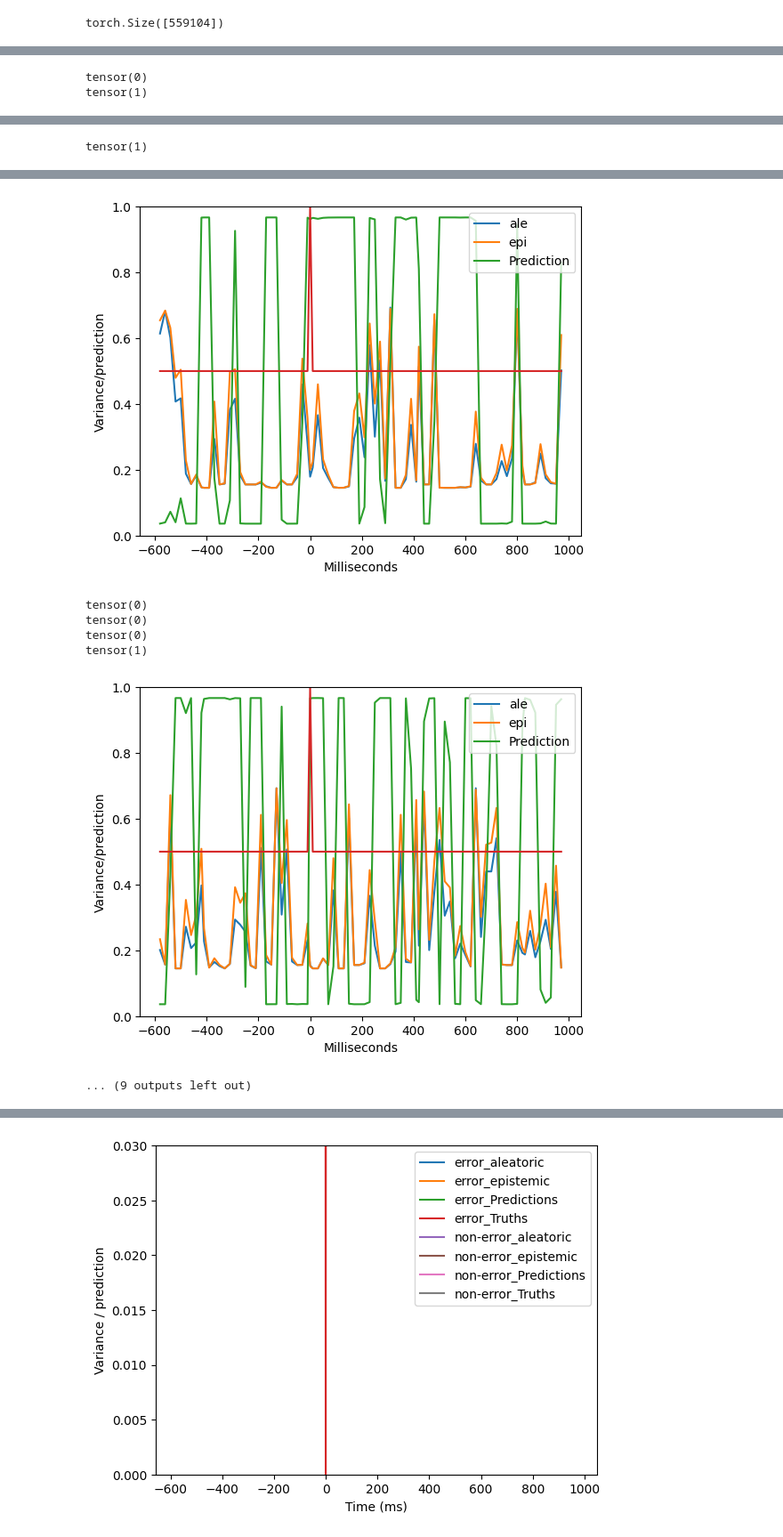
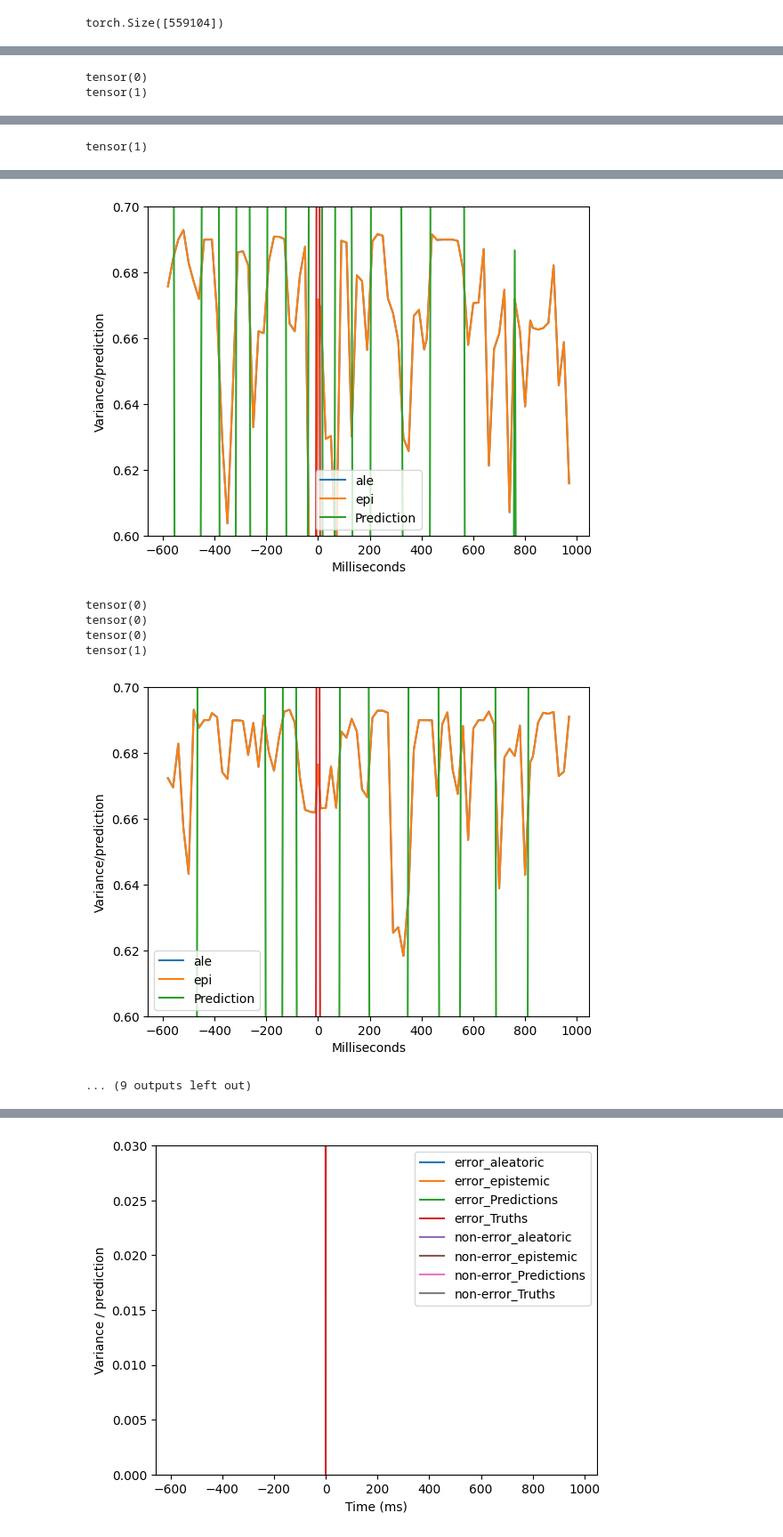
Before and after one commit to ivopascal/Error-perception-classification-in-BCI-using-CNN_private, a Jupyter notebook: Metrics_analysis.ipynb, the cells around one changed output, grey strips where cells are left out. Shown at 89% size. Saved outputs shown, nothing was run; the diff lists cells and outputs as text; code cells hidden in the pictures.

```diff
--- a/Metrics_analysis.ipynb
+++ b/Metrics_analysis.ipynb
@@ -183,6 +183,10 @@ undersampling_interval = 10
 
 test_metrics_path_continuous = "BCI_root/Results/metrics_EEGNet_Disentangling_continuous_[2023-01-03,17:03].pkl"
 undersampling_interval = 10
+
+
+test_metrics_path_continuous = "BCI_root/Results/metrics_Ensemble_Disentangling_continuous_[2023-01-05,14:44].pkl"
+undersampling_interval = 10
 # %%
 from src.data.util import open_file_pickle
 import torch
@@ -569,7 +590,7 @@ for event_index in range(50):
     plt.legend()
     # plt.vlines([-50, 0, 50], ymin=0, ymax=1, color=[color])
     plt.plot(x, y_true_id[event_indices[0][event_index] + lower_window: event_indices[0][event_index] + upper_window], label="Truth")
-    plt.ylim(0, 1)
+    plt.ylim(0.6, 0.7)
 
     plt.show()
 # %% [output]
@@ -601,20 +622,20 @@ tensor(1)
 tensor(0)
 tensor(0)
 tensor(0)
 tensor(0)
 tensor(0)
 tensor(0)
 tensor(0)
 tensor(0)
 tensor(0)
 tensor(0)
 tensor(1)
-[figure, old version]
+[figure, new version]
 tensor(0)
 tensor(0)
 tensor(0)
 tensor(1)
-[figure, old version]
+[figure, new version]
 ... (9 outputs left out)
 # %%
 test_metrics_continuous.y_variance[~test_metrics_continuous.y_in_distribution].mean()
```
Also changed, not shown: parts of 16 cells of this notebook, 5 other files.
